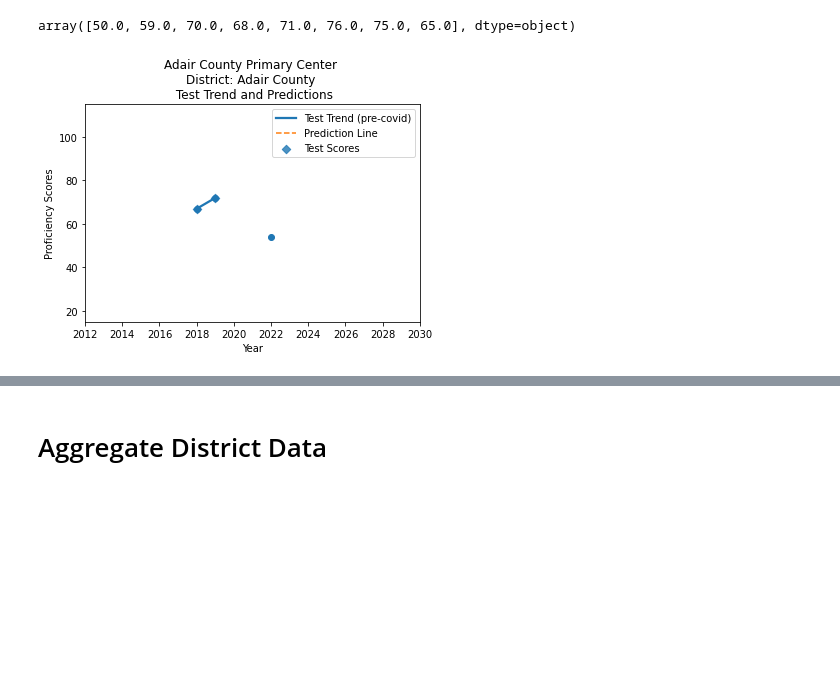
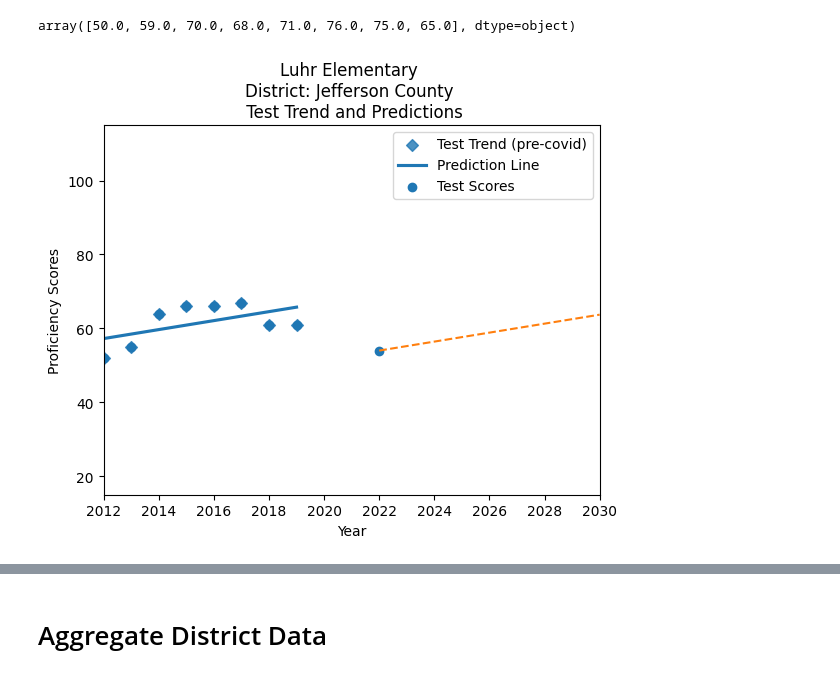
Before and after one commit to rosehelfrich/kyPublicSchools, a Jupyter notebook: Summarize_Data.ipynb, the cells around one changed output, grey strips where cells are left out. Cells and saved outputs as stored; diff of their text form; code cells hidden in the pictures; blank space fills up the shorter version.

```diff
--- a/Summarize_Data.ipynb
+++ b/Summarize_Data.ipynb
@@ -24,6 +24,8 @@ pd.options.display.float_format = '{:,.2f}'.format
 #pd.reset_option('display.float_format')
 # %%
 predict_df = pd.read_csv('/content/drive/MyDrive/Colab Data/KY EPSB/All Years/predict_df.csv')
+
+predict_df['End Year'] = predict_df['End Year'].astype(int)
 # %%
 predict_df[predict_df['School'].str.contains("Atherton")]
 # %% [output]
@@ -732,6 +746,6 @@ def school_combin(school_index):
   plt.gca().legend(('Test Trend (pre-covid)','Prediction Line', 'Test Scores'), loc='best')
   plt.show()
 # %%
-school_combin(3)
+school_combin(654)
 # %% [output]
-[figure, old version]
+[figure, new version]
```
Also changed, not shown: parts of 52 cells of this notebook.
